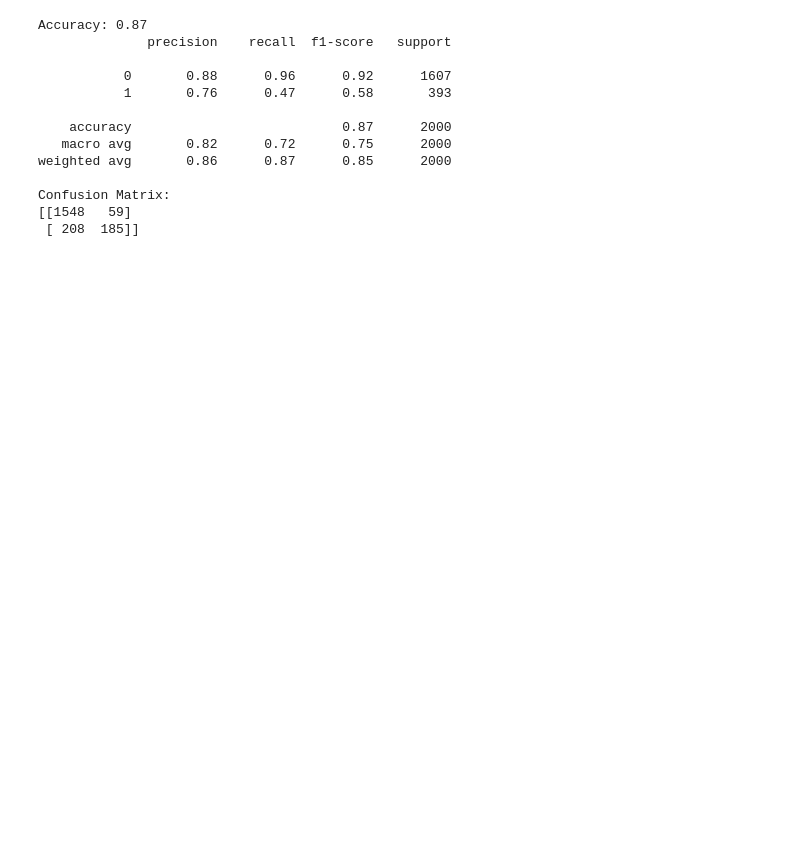
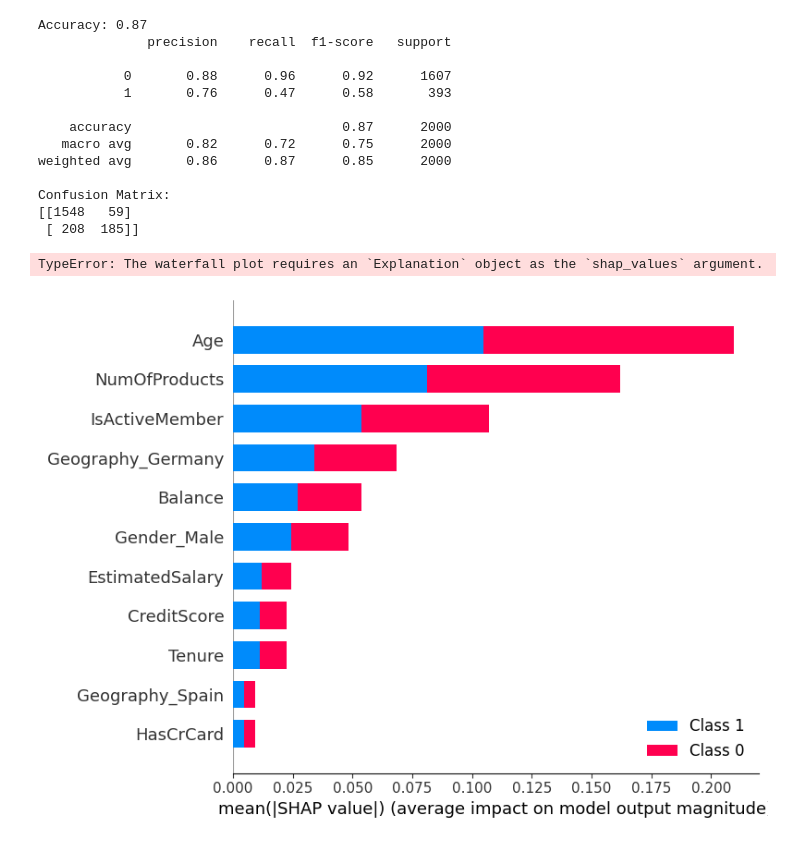
Before and after one commit to maxdevroome/25_discover-projects, a Jupyter notebook: bank-churn-modelling/test.ipynb, the cells around one changed output. Cells and saved outputs as stored; diff of their text form; code cells hidden in the pictures; blank space fills up the shorter version.

```diff
--- a/bank-churn-modelling/test.ipynb
+++ b/bank-churn-modelling/test.ipynb
@@ -52,3 +52,15 @@ weighted avg       0.86      0.87      0.85      2000
 Confusion Matrix:
 [[1548   59]
  [ 208  185]]
+# %%
+# display shap values for feature importance
+import shap
+explainer = shap.TreeExplainer(model)
+shap_values = explainer.shap_values(X_test)
+# %% [output]
+TypeError: The waterfall plot requires an `Explanation` object as the `shap_values` argument.
+# %%
+# visualize the SHAP values
+shap.summary_plot(shap_values, X_test, plot_type="bar")
+# %% [output]
+[figure, added]
```
Also changed, not shown: parts of 1 cell of this notebook.
